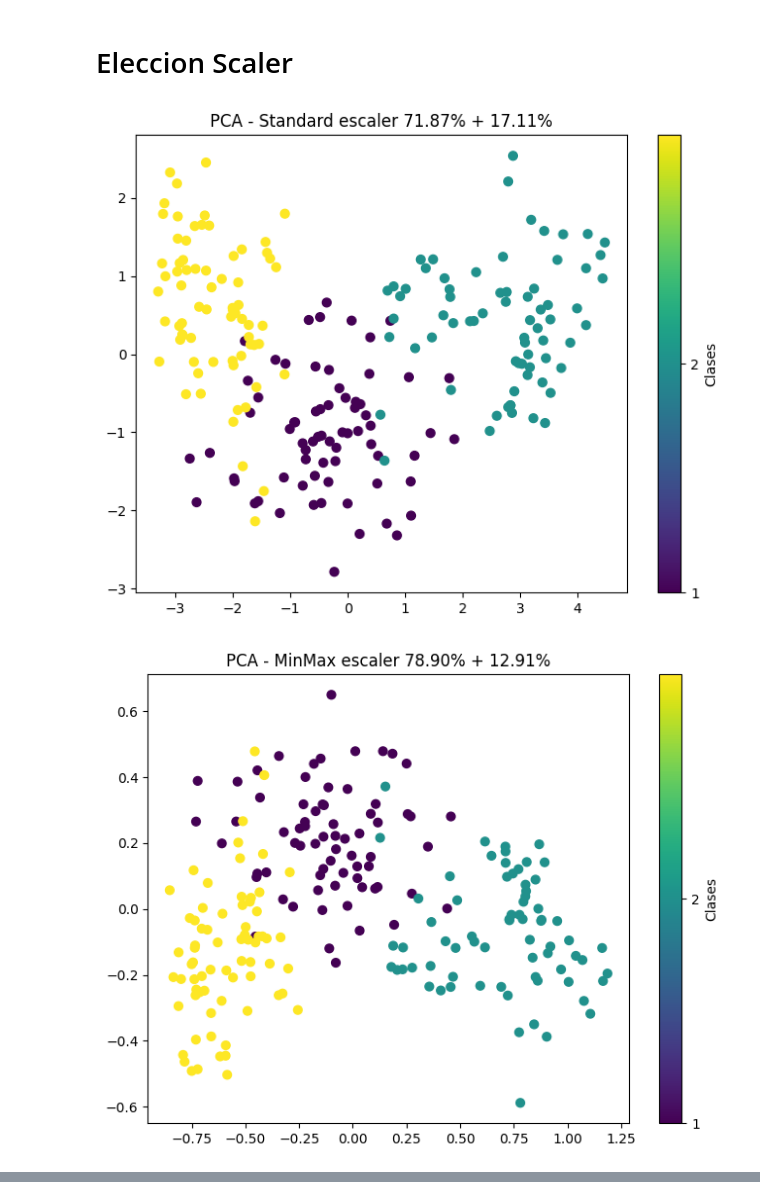
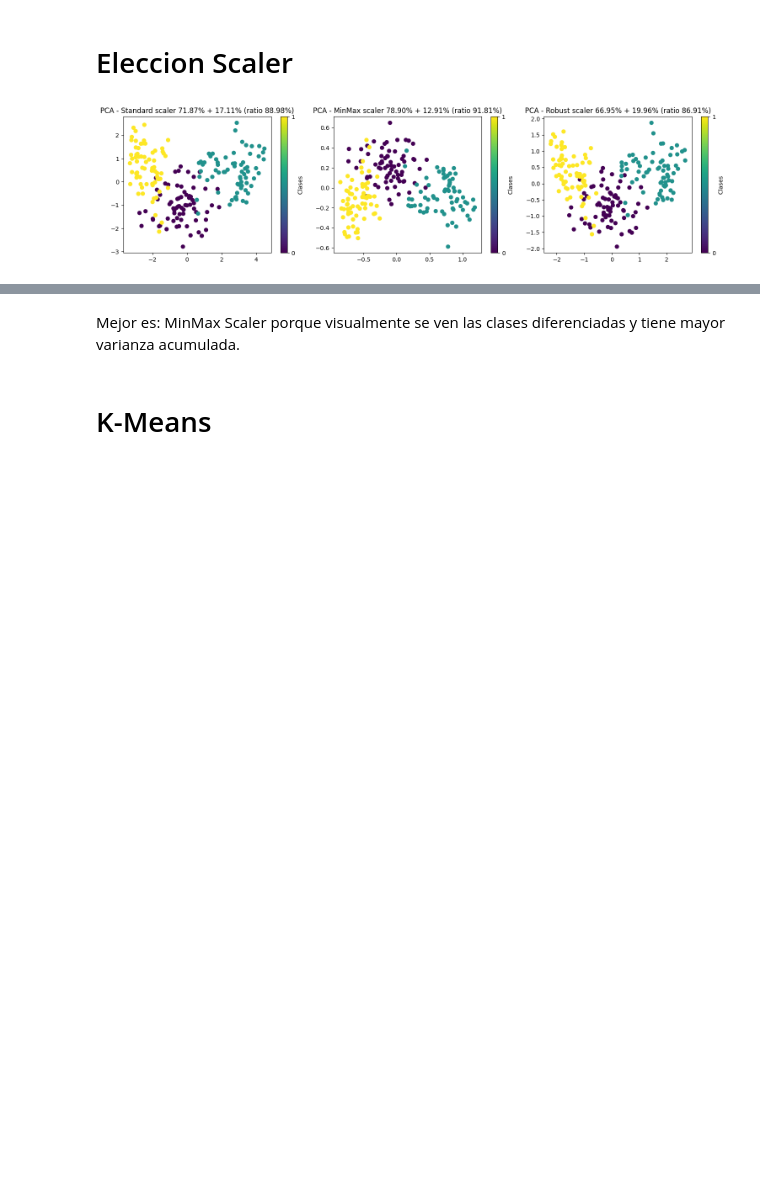
Before and after one commit to 100495699/Clustering_, a Jupyter notebook: Clustering.ipynb, the cells around one changed output, grey strips where cells are left out. Cells and saved outputs as stored; diff of their text form; code cells hidden in the pictures; blank space fills up the shorter version.

Commit message:
Avances. Kmeans, Scaler

```diff
--- a/Clustering.ipynb
+++ b/Clustering.ipynb
@@ -22,6 +22,7 @@ pipeline = Pipeline([
     ('pca', PCA(n_components=2))
 ])
 
+fig, axes = plt.subplots(nrows=1, ncols=3, figsize=(15, 4))  # 1 fila, 3 columnas
 
 # Transformar
 X_reduced = pipeline.fit_transform(dataset_p1)
@@ -31,48 +32,47 @@ explained_variance = pca.explained_variance_ratio_
 cumulative_variance = np.cumsum(explained_variance)
 
 # Visualizar
-plt.figure(figsize=(8, 6))
-plt.scatter(X_reduced[:, 0], X_reduced[:, 1],c=y, s=40, cmap='viridis')
-plt.title('PCA - Standard escaler {:.2%} + {:.2%}'.format(explained_variance[0], explained_variance[1]))
-plt.colorbar(ticks=range(3), label='Clases')
-plt.show()
+axes[0].scatter(X_reduced[:, 0], X_reduced[:, 1],c=y, s=40, cmap='viridis')
+axes[0].set_title('PCA - Standard scaler {:.2%} + {:.2%} (ratio {:.2%})'.format(explained_variance[0], explained_variance[1], (explained_variance[0] + explained_variance[1])))
+fig.colorbar(ticks=range(3), label='Clases', ax=axes[0], mappable=plt.cm.ScalarMappable(cmap='viridis'))
 
 pipeline = Pipeline([
     ('scaler', MinMaxScaler()),  # Siempre escalar antes de PCA
     ('pca', PCA(n_components=2))
 ])
 
 # Transformar
 X_reduced = pipeline.fit_transform(dataset_p1)
 pca = pipeline.named_steps['pca']
 
 explained_variance = pca.explained_variance_ratio_
 cumulative_variance = np.cumsum(explained_variance)
 
 # Visualizar
-plt.figure(figsize=(8, 6))
-plt.scatter(X_reduced[:, 0], X_reduced[:, 1],c=y, s=40, cmap='viridis')
-plt.title('PCA - MinMax escaler {:.2%} + {:.2%}'.format(explained_variance[0], explained_variance[1]))
-plt.colorbar(ticks=range(3), label='Clases')
-plt.show()
+axes[1].scatter(X_reduced[:, 0], X_reduced[:, 1],c=y, s=40, cmap='viridis')
+axes[1].set_title('PCA - MinMax scaler {:.2%} + {:.2%} (ratio {:.2%})'.format(explained_variance[0], explained_variance[1], (explained_variance[0] + explained_variance[1])))
+fig.colorbar(ticks=range(3), label='Clases', ax=axes[1], mappable=plt.cm.ScalarMappable(cmap='viridis'))
+
+
 
 pipeline = Pipeline([
     ('scaler', RobustScaler()),  # Siempre escalar antes de PCA
     ('pca', PCA(n_components=2))
 ])
 
 # Transformar
 X_reduced = pipeline.fit_transform(dataset_p1)
 pca = pipeline.named_steps['pca']
 
 explained_variance = pca.explained_variance_ratio_
 cumulative_variance = np.cumsum(explained_variance)
 # Visualizar
-plt.figure(figsize=(8, 6))
-plt.scatter(X_reduced[:, 0], X_reduced[:, 1],c=y, s=40, cmap='viridis')
-plt.title('PCA - Robust escaler {:.2%} + {:.2%}'.format(explained_variance[0], explained_variance[1]))
-plt.colorbar(ticks=range(3), label='Clases')
+axes[2].scatter(X_reduced[:, 0], X_reduced[:, 1],c=y, s=40, cmap='viridis')
+axes[2].set_title('PCA - Robust scaler {:.2%} + {:.2%} (ratio {:.2%})'.format(explained_variance[0], explained_variance[1], (explained_variance[0] + explained_variance[1])))
+fig.colorbar(ticks=range(3), label='Clases', ax=axes[2], mappable=plt.cm.ScalarMappable(cmap='viridis'))
+
+
+plt.tight_layout()
 plt.show()
 # %% [output]
-[figure, old version]
+[figure, new version]
-[figure, removed]
@@ -79,0 +79,4 @@ plt.show()
+# %% [markdown]
+Mejor es: MinMax Scaler porque visualmente se ven las clases diferenciadas y tiene mayor varianza acumulada.
+# %% [markdown]
+# K-Means
```
Also changed, not shown: parts of 19 cells of this notebook.
